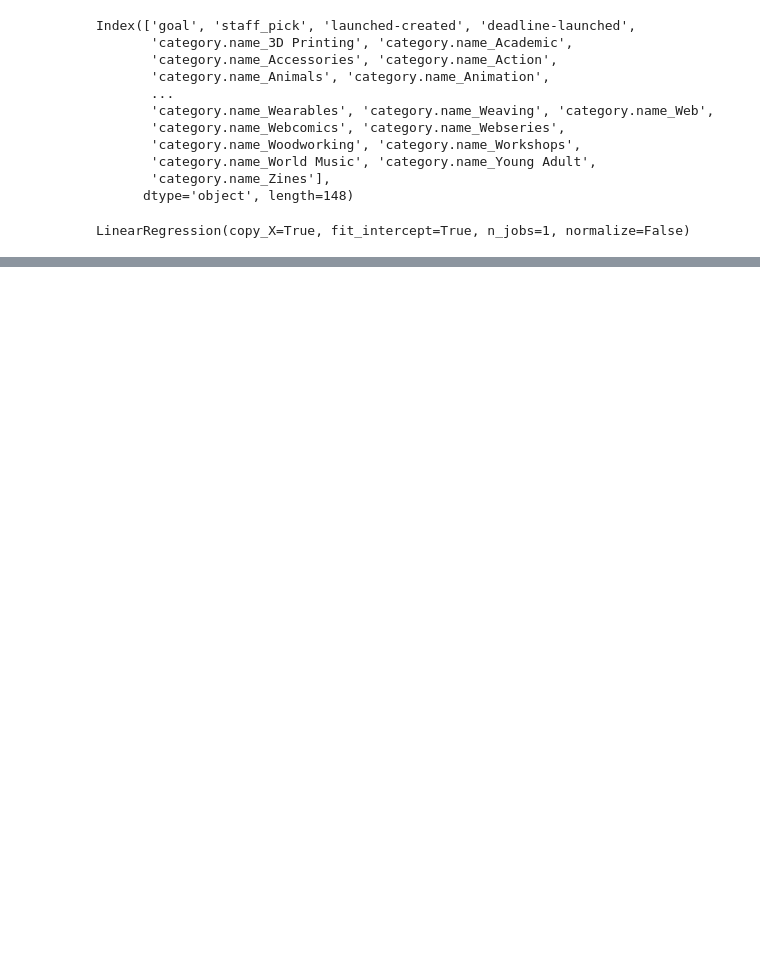
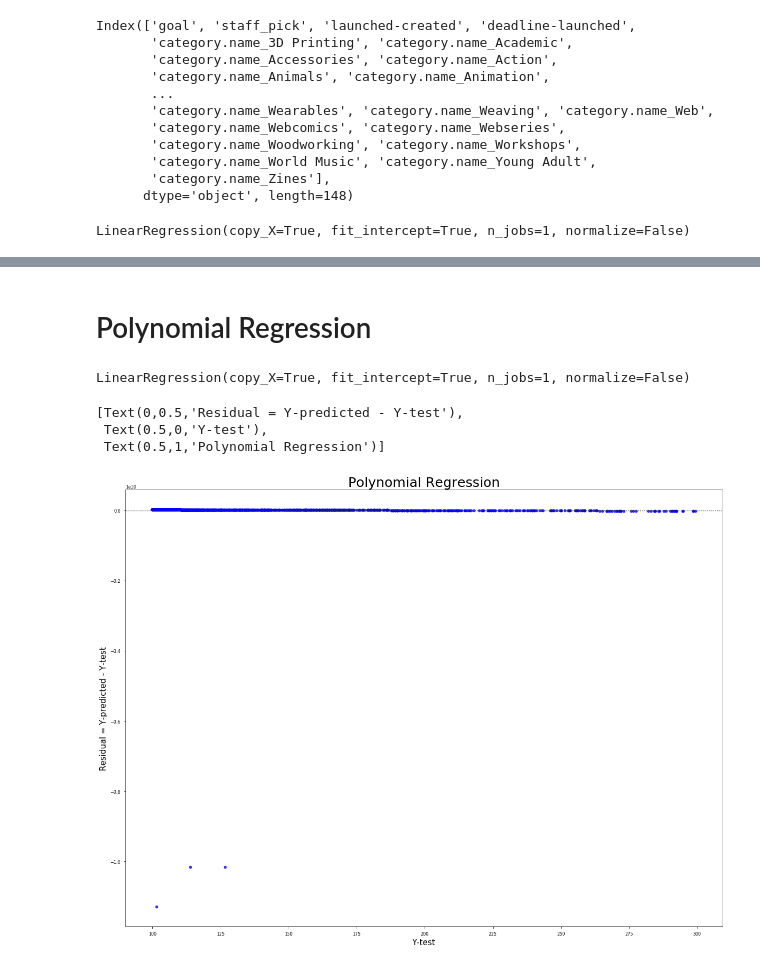
Before and after one commit to etoister/Kickstarter, a Jupyter notebook: Kicker Oracle- models.ipynb, the cells around one changed output, grey strips where cells are left out. Saved outputs shown, nothing was run; the diff lists cells and outputs as text; code cells hidden in the pictures; blank space fills up the shorter version.

```diff
--- a/Kicker Oracle- models.ipynb
+++ b/Kicker Oracle- models.ipynb
@@ -510,0 +511,27 @@ ax.set(xlabel='Y-test', ylabel='Residual = Y-predicted - Y-test',title="Linear R
+# %% [markdown]
+# Polynomial Regression
+# %%
+#define parameters for regression
+y = data_r [['pledge_perc']]
+X = data_r[['goal','deadline-launched','launched-created']]
+#split to train and test
+X_train, X_test, y_train, y_test = train_test_split (X, y, test_size = 0.4, random_state=8)
+# %%
+from sklearn.preprocessing import PolynomialFeatures
+from sklearn.linear_model import LinearRegression
+
+# PolynomialFeatures (prepreprocessing)
+poly = PolynomialFeatures(degree=4)
+X_train_p = poly.fit_transform(X_train)
+X_test_p = poly.fit_transform(X_test)
+
+# Instantiate
+lg = LinearRegression()
+
+# Fit
+lg.fit(X_train_p, y_train)
+
+# Obtain coefficients
+#lg.coef_
+# %% [output]
+LinearRegression(copy_X=True, fit_intercept=True, n_jobs=1, normalize=False)
@@ -510,0 +541,10 @@ ax.set(xlabel='Y-test', ylabel='Residual = Y-predicted - Y-test',title="Linear R
+# %%
+plt.subplots(figsize=(20,15))
+ax= sns.residplot(y_test, y_test-y_test_pred_numeric, color="b")
+sns.set_context("paper", rc={"font.size":15,"axes.titlesize":25,"axes.labelsize":15})
+ax.set(xlabel='Y-test', ylabel='Residual = Y-predicted - Y-test',title="Polynomial Regression")
+# %% [output]
+[Text(0,0.5,'Residual = Y-predicted - Y-test'),
+ Text(0.5,0,'Y-test'),
+ Text(0.5,1,'Polynomial Regression')]
+[figure, added]
```
Also changed, not shown: parts of 28 cells of this notebook, 2 other files.
